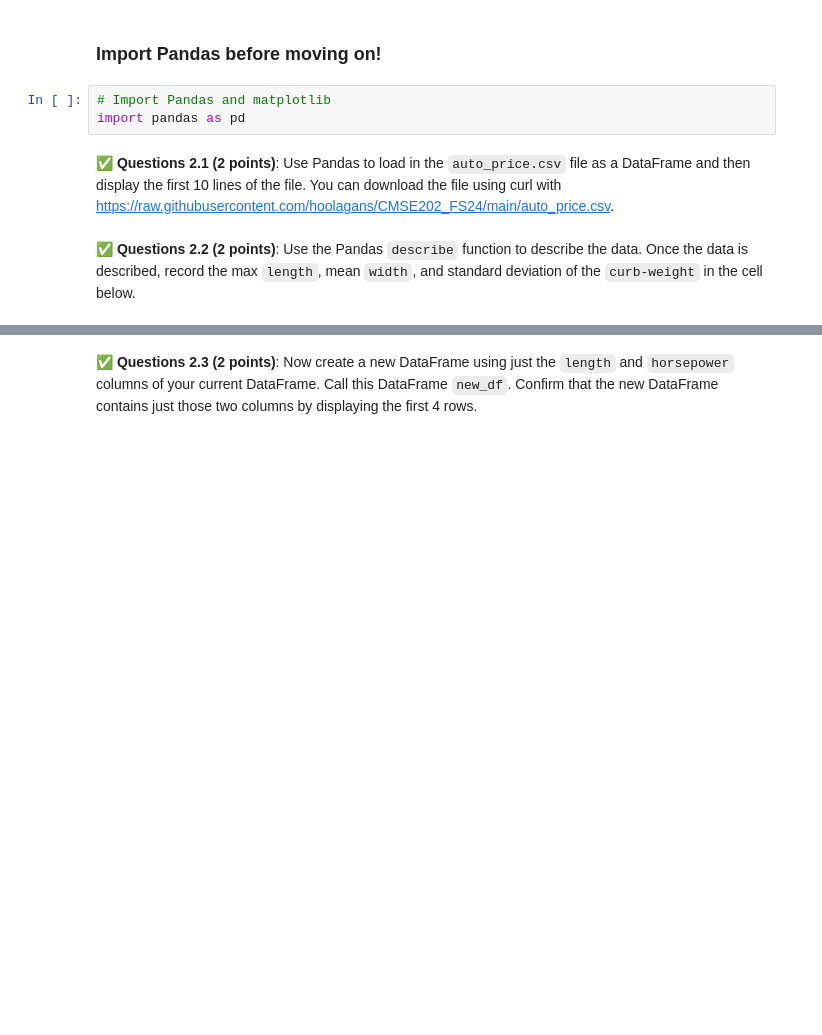
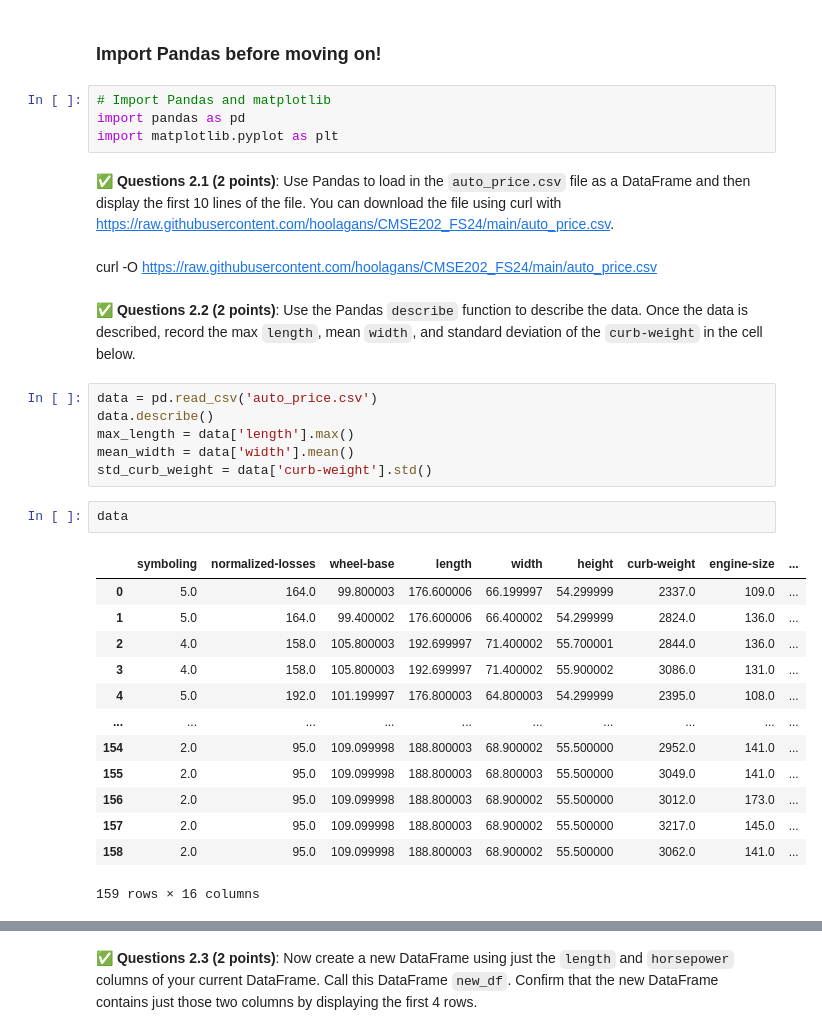
Before and after one commit to nasajoel2032/CMSE202-f25-turnin, a Jupyter notebook: hw-01/HW1.ipynb, the cells around one changed output, grey strips where cells are left out. Drawn from its saved outputs; the diff is of its cells as text; blank space fills up the shorter version.

```diff
--- a/hw-01/HW1.ipynb
+++ b/hw-01/HW1.ipynb
@@ -137,7 +140,32 @@ In this section, you will practice reading in a data set using with Pandas and u
 # %%
 # Import Pandas and matplotlib
 import pandas as pd
+import matplotlib.pyplot as plt
 # %% [markdown]
 &#9989; **Questions 2.1 (2 points)**: Use Pandas to load in the `auto_price.csv` file as a DataFrame and then display the first 10 lines of the file. You can download the file using curl with https://raw.githubusercontent.com/hoolagans/CMSE202_FS24/main/auto_price.csv.
+# %% [markdown]
+curl -O https://raw.githubusercontent.com/hoolagans/CMSE202_FS24/main/auto_price.csv
 # %% [markdown]
 &#9989; **Questions 2.2 (2 points)**: Use the Pandas `describe` function to describe the data. Once the data is described, record the max `length`, mean `width`, and standard deviation of the `curb-weight` in the cell below.
+# %%
+data = pd.read_csv('auto_price.csv')
+data.describe()
+max_length = data['length'].max()
+mean_width = data['width'].mean()
+std_curb_weight = data['curb-weight'].std()
+# %%
+data
+# %% [output]
+|  | symboling | normalized-losses | wheel-base | length | width | height | curb-weight | engine-size | ... |
+| 0 | 5.0 | 164.0 | 99.800003 | 176.600006 | 66.199997 | 54.299999 | 2337.0 | 109.0 | ... |
+| 1 | 5.0 | 164.0 | 99.400002 | 176.600006 | 66.400002 | 54.299999 | 2824.0 | 136.0 | ... |
+| 2 | 4.0 | 158.0 | 105.800003 | 192.699997 | 71.400002 | 55.700001 | 2844.0 | 136.0 | ... |
+| 3 | 4.0 | 158.0 | 105.800003 | 192.699997 | 71.400002 | 55.900002 | 3086.0 | 131.0 | ... |
+| 4 | 5.0 | 192.0 | 101.199997 | 176.800003 | 64.800003 | 54.299999 | 2395.0 | 108.0 | ... |
+| ... | ... | ... | ... | ... | ... | ... | ... | ... | ... |
+| 154 | 2.0 | 95.0 | 109.099998 | 188.800003 | 68.900002 | 55.500000 | 2952.0 | 141.0 | ... |
+| 155 | 2.0 | 95.0 | 109.099998 | 188.800003 | 68.800003 | 55.500000 | 3049.0 | 141.0 | ... |
+| 156 | 2.0 | 95.0 | 109.099998 | 188.800003 | 68.900002 | 55.500000 | 3012.0 | 173.0 | ... |
+| 157 | 2.0 | 95.0 | 109.099998 | 188.800003 | 68.900002 | 55.500000 | 3217.0 | 145.0 | ... |
+| 158 | 2.0 | 95.0 | 109.099998 | 188.800003 | 68.900002 | 55.500000 | 3062.0 | 141.0 | ... |
+159 rows × 16 columns
```
Also changed, not shown: parts of 11 cells of this notebook.
